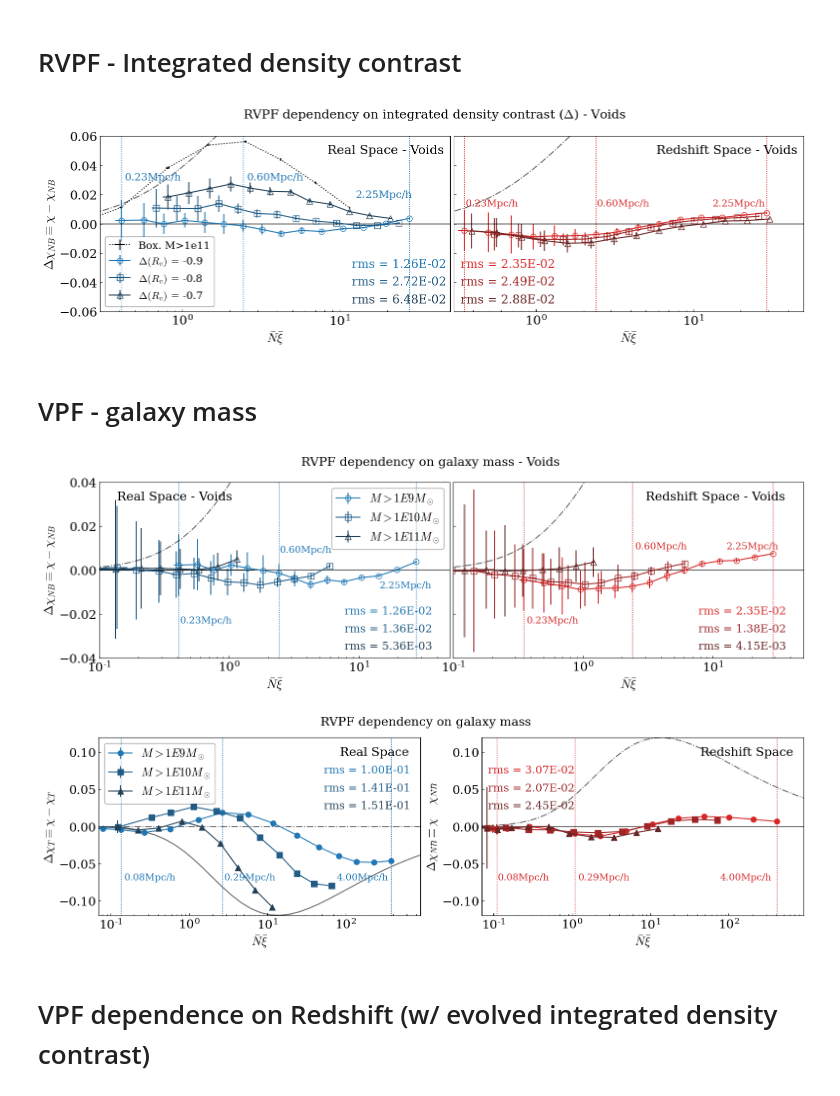
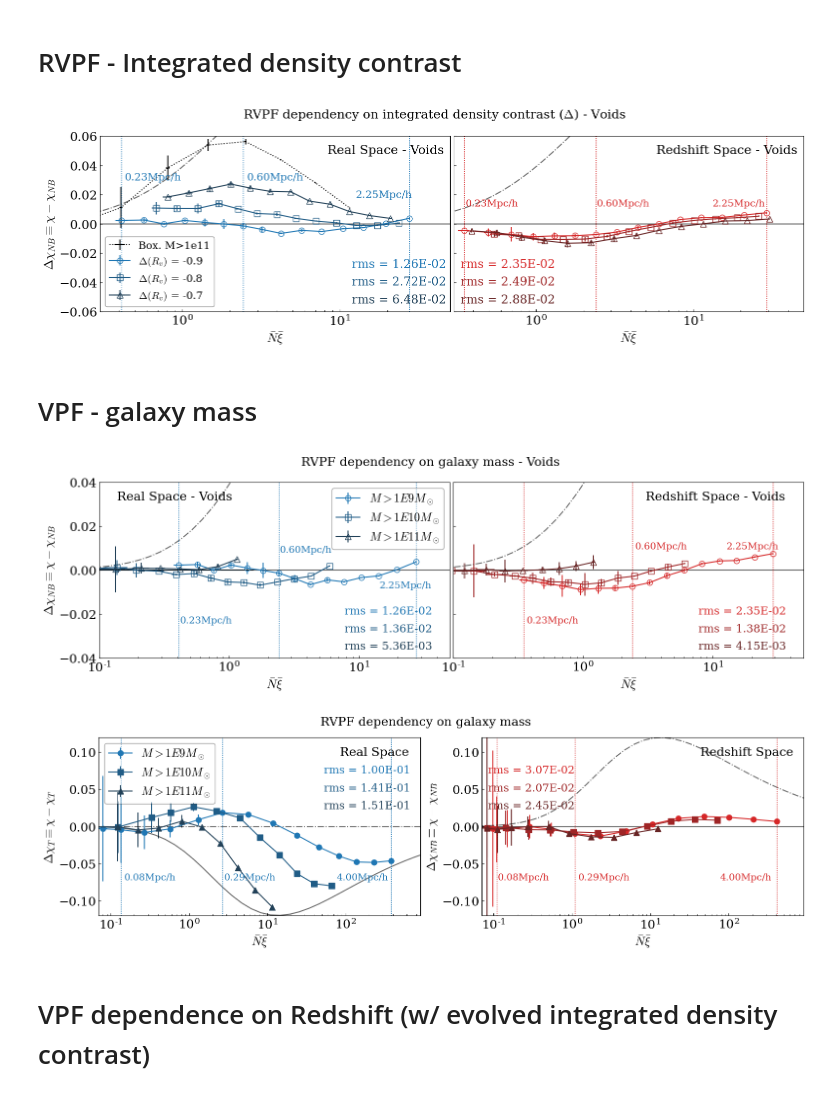
Before and after one commit to FedeDavilaKurban/VPF, a Jupyter notebook: plotsPaperFinal_horizontal.ipynb, the cells around one changed output. Drawn from its saved outputs; the diff is of its cells as text; code cells hidden in the pictures.

```diff
--- a/plotsPaperFinal_horizontal.ipynb
+++ b/plotsPaperFinal_horizontal.ipynb
@@ -57,7 +57,7 @@ xi_mean = stats['arr_8']
 xi_mean_std = stats['arr_9']
 rs = stats['arr_10']
 
-P0err=delta_P0(P0,10E5)
+P0err=delta_P0(P0,1E5)
 NXierr=delta_NXi(NXi,N_mean,N_mean_std,xi_mean,xi_mean_std)
 chierr=delta_chi(chi,P0,P0err,N_mean,N_mean_std)
 
@@ -94,7 +94,7 @@ for file,marker,color,label,ypos_rms in zip(files,markers,colors,labels,ypos_rms
     xi_mean_std = stats['arr_9']
     rs = stats['arr_10']
 
-    P0err=delta_P0(P0,10E5)
+    P0err=delta_P0(P0,1E5)
     NXierr=delta_NXi(NXi,N_mean,N_mean_std,xi_mean,xi_mean_std)
     chierr=delta_chi(chi,P0,P0err,N_mean,N_mean_std)
 
@@ -146,7 +146,7 @@ for file,marker,color,label,ypos_rms in zip(files,markers,colors,labels,ypos_rms
     rs = stats['arr_10']
 
     # Errors
-    P0err=delta_P0(P0,10E5)
+    P0err=delta_P0(P0,1E5)
     NXierr=delta_NXi(NXi,N_mean,N_mean_std,xi_mean,xi_mean_std)
     chierr=delta_chi(chi,P0,P0err,N_mean,N_mean_std)
 
@@ -209,7 +209,7 @@ plt.savefig('../plots/rVPF_intDelta.pdf')
 plt.savefig('../plots/rVPF_intDelta.png')
 plt.show()
 # %% [output]
-[figure, old version]
+[figure, new version]
 # %% [markdown]
 # VPF - galaxy mass
 # %%
@@ -282,7 +282,7 @@ for file,marker,color,label,ypos_rms in zip(files,markers,colors,labels,ypos_rms
     xi_mean_std = stats['arr_9']
     rs = stats['arr_10']
 
-    P0err=delta_P0(P0,10E5)
+    P0err=delta_P0(P0,1E5)
     NXierr=delta_NXi(NXi,N_mean,N_mean_std,xi_mean,xi_mean_std)
     chierr=delta_chi(chi,P0,P0err,N_mean,N_mean_std)
 
@@ -337,7 +337,7 @@ for file,marker,color,label,ypos_rms in zip(files,markers,colors,labels,ypos_rms
     rs = stats['arr_10']
 
     # Errors
-    P0err=delta_P0(P0,10E5)
+    P0err=delta_P0(P0,1E5)
     NXierr=delta_NXi(NXi,N_mean,N_mean_std,xi_mean,xi_mean_std)
     chierr=delta_chi(chi,P0,P0err,N_mean,N_mean_std)
 
@@ -387,34 +387,34 @@ ax.set_ylim([ylim1,ylim2])
 ax1.set_ylim([ylim1,ylim2])
 
 # X axis limits
 xlim1,xlim2=1E-1,5E1
 ax.set_xlim(xlim1,xlim2)
 ax1.set_xlim(xlim1,xlim2)
 
 # Legend
 ax.legend(loc=1,fontsize=fs-1,ncol=1,frameon=True,framealpha=.4,edgecolor='k')
 
 # Ticks
 #ax.set_xticklabels([])
 ax1.set_yticklabels([])
 ax.tick_params(labelsize=fs)
 ax1.tick_params(labelsize=fs)
 
 # Additional text
 ax.text(.05,.9,'Real Space - Voids',fontsize=fs,transform=ax.transAxes)
 ax1.text(.55,.9,'Redshift Space - Voids',fontsize=fs,transform=ax1.transAxes)
 
 # Final
 plt.suptitle('RVPF dependency on galaxy mass - Voids',fontsize=fs)
 plt.tight_layout()
 #plt.subplots_adjust(hspace=0,wspace=0.03)
 plt.subplots_adjust(wspace=0.01)
 
 plt.savefig('../plots/rVPF_invoid_gxsMass.pdf')
 plt.savefig('../plots/rVPF_invoid_gxsMass.png')
 plt.show()
 # %% [output]
-[figure, old version]
+[figure, new version]
 # %%
 import numpy as np
 from cicTools import *
@@ -485,7 +485,7 @@ for file,marker,color,label,ypos_rms in zip(files,markers,colors,labels,ypos_rms
     xi_mean_std = stats['arr_9']
     rs = stats['arr_10']
 
-    P0err=delta_P0(P0,10E5)
+    P0err=delta_P0(P0,1E5)
     NXierr=delta_NXi(NXi,N_mean,N_mean_std,xi_mean,xi_mean_std)
     chierr=delta_chi(chi,P0,P0err,N_mean,N_mean_std)
 
@@ -540,7 +540,7 @@ for file,marker,color,label,ypos_rms in zip(files,markers,colors,labels,ypos_rms
     rs = stats['arr_10']
 
     # Errors
-    P0err=delta_P0(P0,10E5)
+    P0err=delta_P0(P0,1E5)
     NXierr=delta_NXi(NXi,N_mean,N_mean_std,xi_mean,xi_mean_std)
     chierr=delta_chi(chi,P0,P0err,N_mean,N_mean_std)
 
@@ -616,7 +616,7 @@ plt.savefig('../plots/rVPF_gxsMass.pdf')
 plt.savefig('../plots/rVPF_gxsMass.png')
 plt.show()
 # %% [output]
-[figure, old version]
+[figure, new version]
 # %% [markdown]
 # VPF dependence on Redshift (w/ evolved integrated density contrast)
 # %%
```
Also changed, not shown: parts of 3 cells of this notebook, 2 other files.
